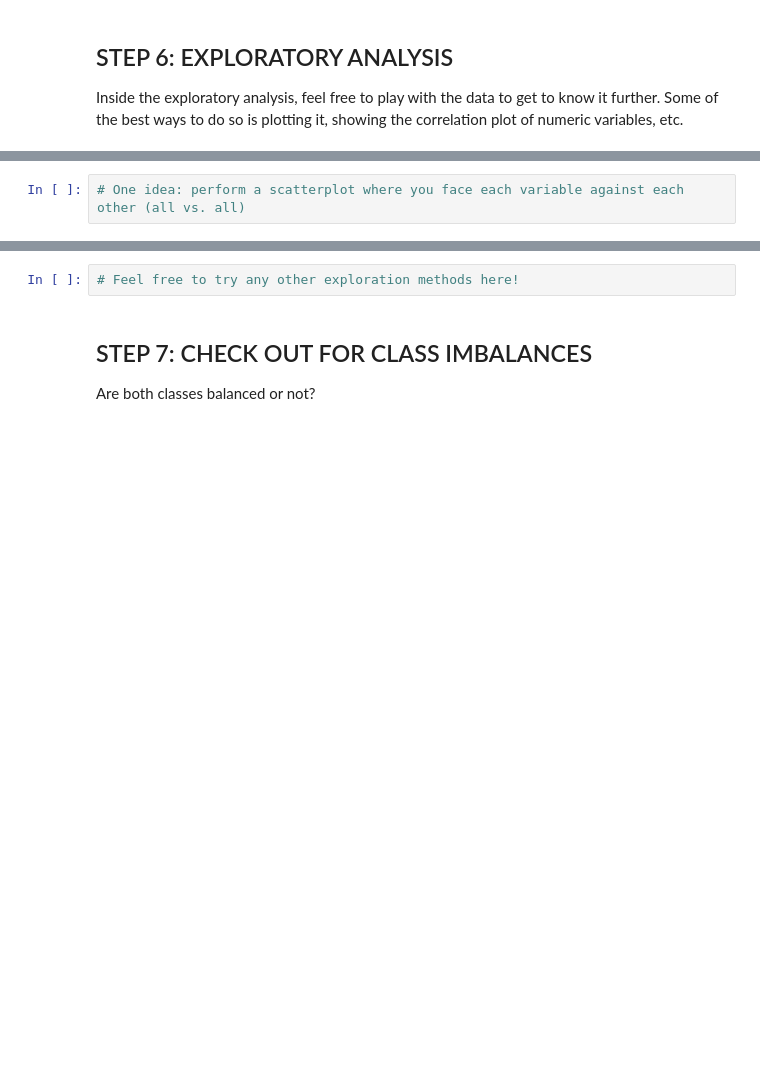
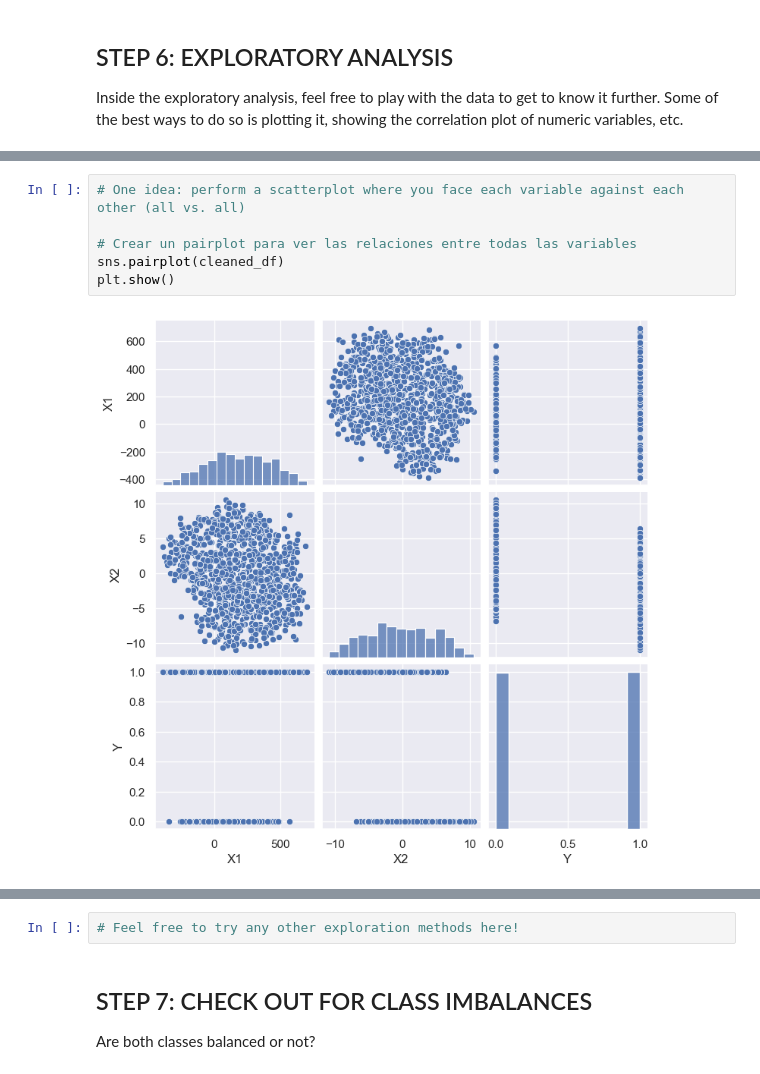
Before and after one commit to ICAI-IMAT-ML/p2-2-crishernandezp, a Jupyter notebook: Lab_2_1_intro/Lab_2_1_intro.ipynb, the cells around one changed output, grey strips where cells are left out. Saved outputs shown, nothing was run; the diff lists cells and outputs as text; blank space fills up the shorter version.

```diff
--- a/Lab_2_1_intro/Lab_2_1_intro.ipynb
+++ b/Lab_2_1_intro/Lab_2_1_intro.ipynb
@@ -258,5 +301,11 @@ Inside the exploratory analysis, feel free to play with the data to get to know
 # %%
 # One idea: perform a scatterplot where you face each variable against each other (all vs. all)
+
+# Crear un pairplot para ver las relaciones entre todas las variables
+sns.pairplot(cleaned_df)
+plt.show()
+# %% [output]
+[figure, added]
 # %%
 # Obtain and plot the correlation matrix
 # For this, you may want to use the .corr() method in pandas
```
Also changed, not shown: parts of 21 cells of this notebook, 5 other files.
